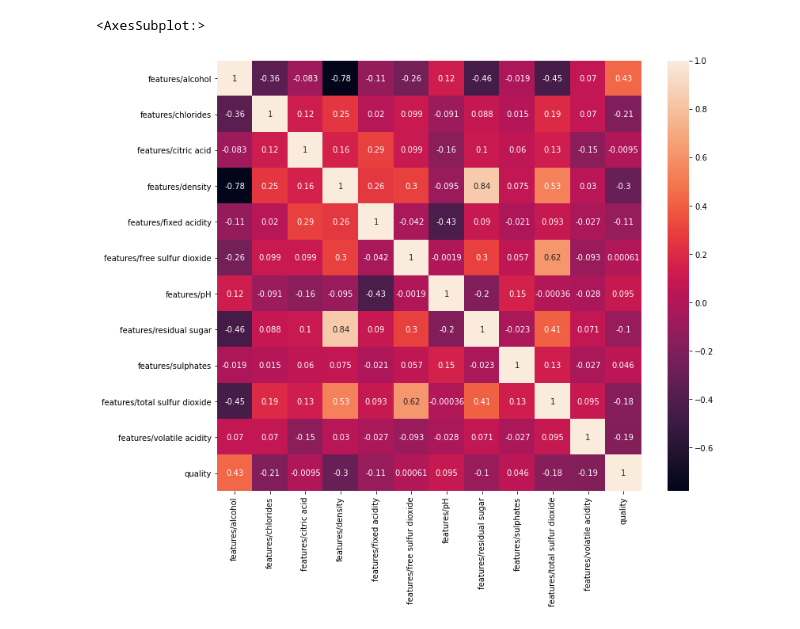
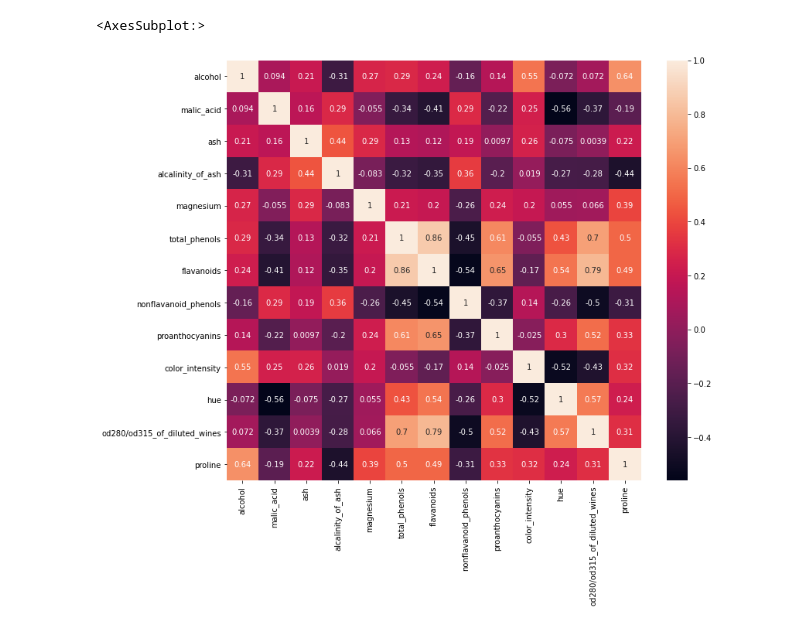
Before and after one commit to Matos-V/TCC_phase_detection_with_ML, a Jupyter notebook: ML_testes/wine_quality.ipynb, the cells around one changed output. Drawn from its saved outputs; the diff is of its cells as text; code cells hidden in the pictures.

Commit message:
commit antes do push para remoto
Testes feitos com datasets usuais no universo de ML, como o dataset Iris, e atualização do Readme.

```diff
--- a/ML_testes/wine_quality.ipynb
+++ b/ML_testes/wine_quality.ipynb
@@ -26 +7,3 @@ dataset.head(2).transpose()
+# %%
+dataset = datasets.load_wine(as_frame=True)
 # %%
@@ -63,0 +29,3 @@ memory usage: 422.0 KB
+# %%
+X = dataset['data']
+y = dataset['target']
@@ -64,6 +63,6 @@ memory usage: 422.0 KB
 # %%
 plt.figure(figsize=(12,10))
-sns.heatmap(dataset.corr(),annot=True)
+sns.heatmap(X.corr(),annot=True)
 # %% [output]
 <AxesSubplot:>
-[figure, old version]
+[figure, new version]
```
Also changed, not shown: parts of 24 cells of this notebook, 2 other files.
